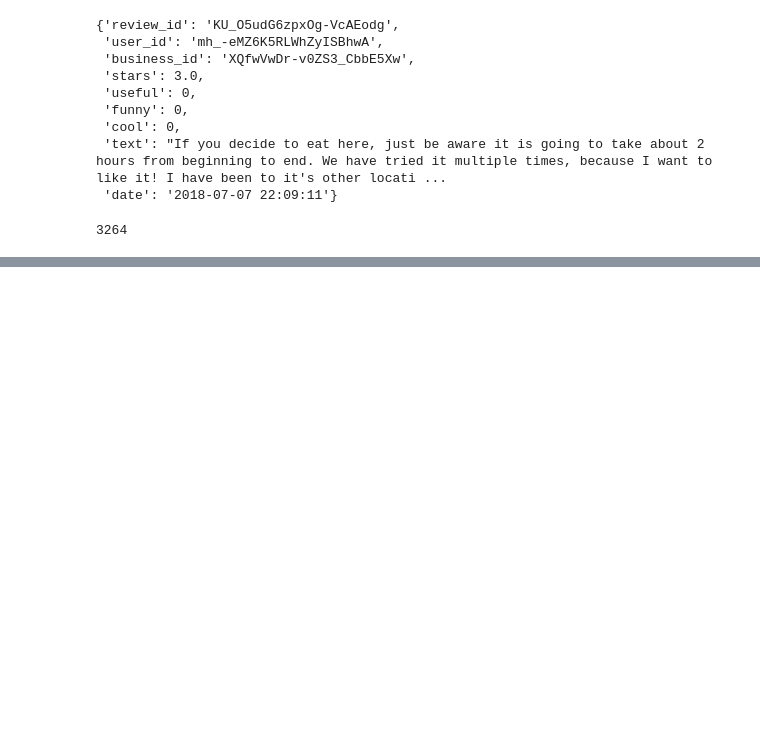
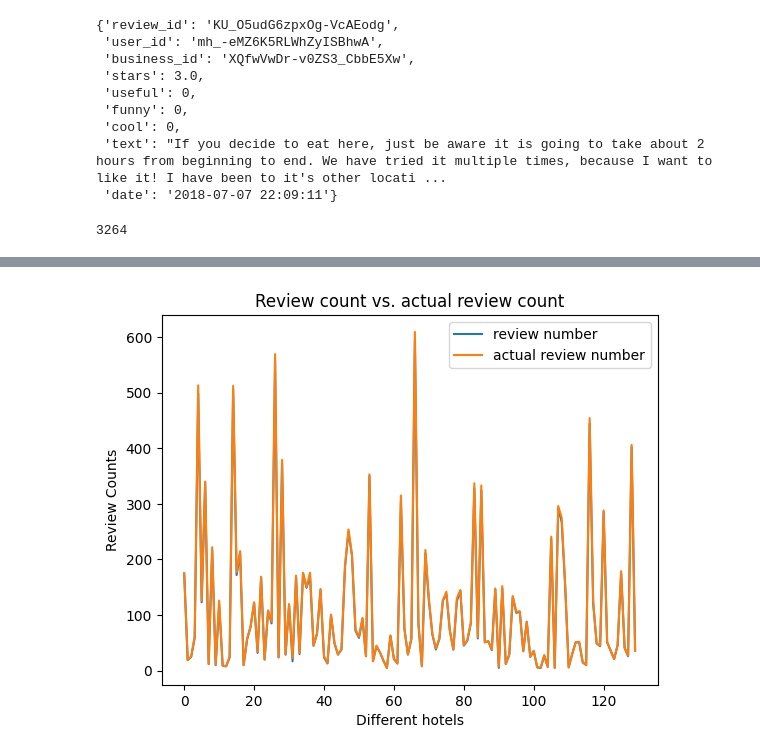
Before and after one commit to EthanWTL/TravelBlogs, a Jupyter notebook: Datasets/YelpDataAnalysis.ipynb, the cells around one changed output, grey strips where cells are left out. Drawn from its saved outputs; the diff is of its cells as text; code cells hidden in the pictures; blank space fills up the shorter version.

Commit message:
res and hotel done

```diff
--- a/Datasets/YelpDataAnalysis.ipynb
+++ b/Datasets/YelpDataAnalysis.ipynb
@@ -156,7 +95,7 @@ df_Phil_muesum.to_csv('Phil_muesum.csv', index=False)
 Phil_restaurant = []
 for obj in Phil_only:
     if(obj['categories']):
-        if 'Restaurants' in obj['categories'].strip():
+        if ('Restaurants' in obj['categories'].strip()) or (' Restaurants' in obj['categories'].strip()):
             Phil_restaurant.append(obj)
 Phil_restaurant = sorted(Phil_restaurant, key=lambda x: x['stars'], reverse=True)
 df_Phil_restaurant = pd.DataFrame(Phil_restaurant)
@@ -183,7 +122,7 @@ df_Phil_food.to_csv('Phil_food.csv', index=False)
 Phil_restaurant_food = []
 for obj in Phil_only:
     if(obj['categories']):
-        if ('Food' in obj['categories'].strip()) or ('Restaurants' in obj['categories'].strip()):
+        if ('Food' in obj['categories'].strip()) or (' Food' in obj['categories'].strip())or ('Restaurants' in obj['categories'].strip()) or (' Restaurants' in obj['categories'].strip()):
             Phil_restaurant_food.append(obj)
 Phil_restaurant_food = sorted(Phil_restaurant_food, key=lambda x: x['stars'], reverse=True)
 df_Phil_restaurant_food = pd.DataFrame(Phil_restaurant_food)
@@ -344,0 +301,11 @@ See the caveats in the documentation: https://pandas.pydata.org/pandas-docs/stab
+# %%
+Phil_hotel = []
+for obj in Phil_only:
+    if(obj['categories']):
+        for i in obj['categories'].strip().split(','):
+            if i == ' Hotels' or i == 'Hotels':
+                Phil_hotel.append(obj)
+
+df_phil_hotel = pd.DataFrame(Phil_hotel)
+df_phil_hotel.to_csv('Phil_hotel.csv', index=False)
+df_phil_hotel
@@ -344,0 +326,4 @@ See the caveats in the documentation: https://pandas.pydata.org/pandas-docs/stab
+# %%
+# this does not give what we want
+df_phil_hotel['actual_review_count'] = [sum(1 for d in json_array if d['business_id'] == biz_id) for biz_id in df_phil_hotel['business_id']]
+df_phil_hotel
@@ -344,0 +356,20 @@ See the caveats in the documentation: https://pandas.pydata.org/pandas-docs/stab
+# %%
+# Create the figure and axis
+fig, ax = plt.subplots()
+
+# Plot the two lines
+ax.plot(df_phil_hotel['review_count'], label='review number')
+ax.plot(df_phil_hotel['actual_review_count'], label='actual review number')
+
+# Set the title and labels
+ax.set_title('Review count vs. actual review count')
+ax.set_xlabel('Different hotels')
+ax.set_ylabel('Review Counts')
+
+# Add a legend
+ax.legend()
+
+# Show the plot
+plt.show()
+# %% [output]
+[figure, added]
```
Also changed, not shown: parts of 14 cells of this notebook, 3 other files.
